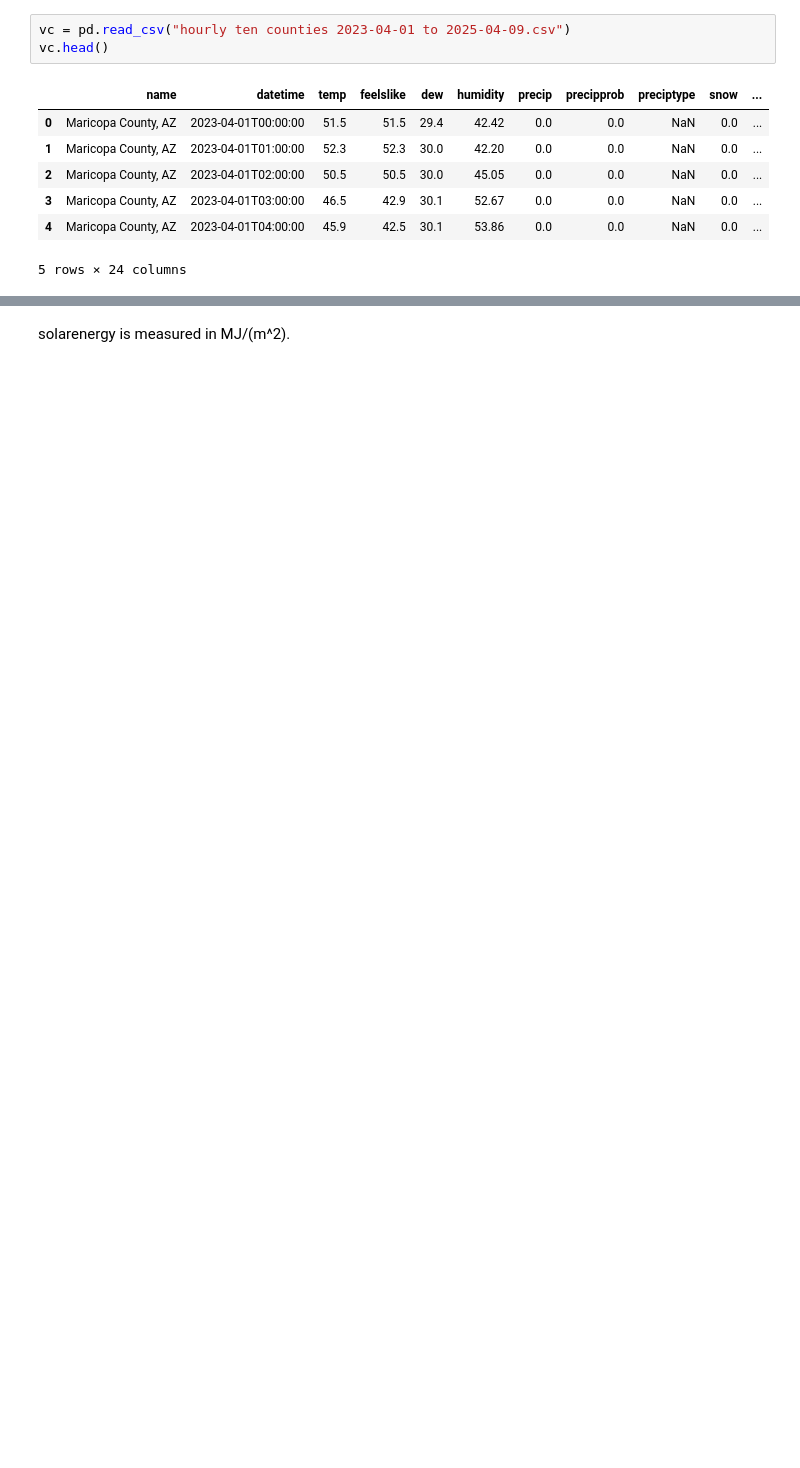
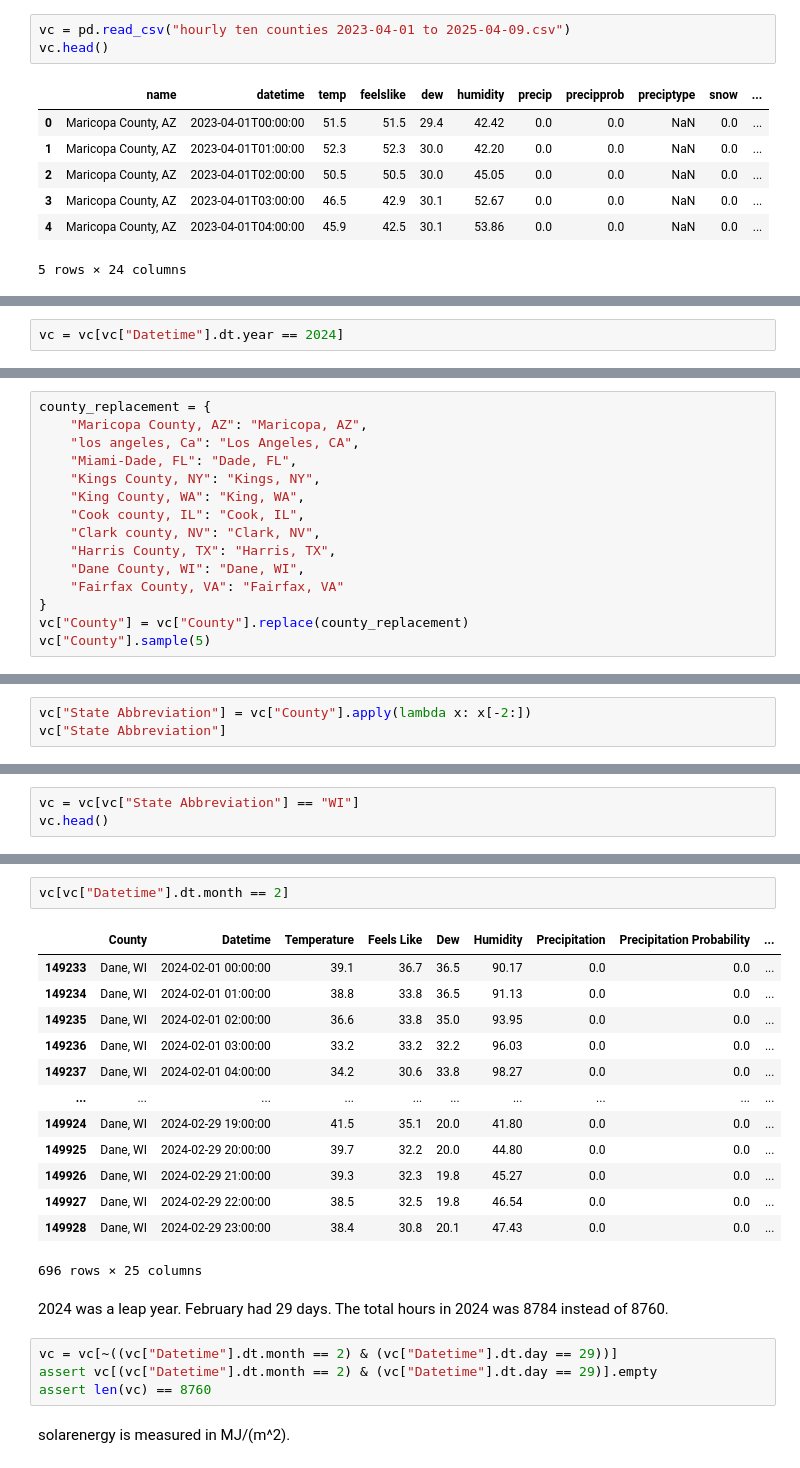
Before and after one commit to Urkchar/Solar-Weather, a Jupyter notebook: main.ipynb, the cells around one changed output, grey strips where cells are left out. Saved outputs shown, nothing was run; the diff lists cells and outputs as text; blank space fills up the shorter version.

```diff
--- a/main.ipynb
+++ b/main.ipynb
@@ -228,0 +188,2 @@ vc.head()
+# %%
+vc = vc[vc["Datetime"].dt.year == 2024]
@@ -228,0 +197,15 @@ vc.head()
+# %%
+county_replacement = {
+    "Maricopa County, AZ": "Maricopa, AZ",
+    "los angeles, Ca": "Los Angeles, CA",
+    "Miami-Dade, FL": "Dade, FL",
+    "Kings County, NY": "Kings, NY",
+    "King County, WA": "King, WA",
+    "Cook county, IL": "Cook, IL",
+    "Clark county, NV": "Clark, NV",
+    "Harris County, TX": "Harris, TX",
+    "Dane County, WI": "Dane, WI",
+    "Fairfax County, VA": "Fairfax, VA"
+}
+vc["County"] = vc["County"].replace(county_replacement)
+vc["County"].sample(5)
@@ -228,0 +219,3 @@ vc.head()
+# %%
+vc["State Abbreviation"] = vc["County"].apply(lambda x: x[-2:])
+vc["State Abbreviation"]
@@ -228,0 +235,3 @@ vc.head()
+# %%
+vc = vc[vc["State Abbreviation"] == "WI"]
+vc.head()
@@ -229,3 +297,25 @@ vc.head()
+# %%
+vc[vc["Datetime"].dt.month == 2]
+# %% [output]
+|  | County | Datetime | Temperature | Feels Like | Dew | Humidity | Precipitation | Precipitation Probability | ... |
+| 149233 | Dane, WI | 2024-02-01 00:00:00 | 39.1 | 36.7 | 36.5 | 90.17 | 0.0 | 0.0 | ... |
+| 149234 | Dane, WI | 2024-02-01 01:00:00 | 38.8 | 33.8 | 36.5 | 91.13 | 0.0 | 0.0 | ... |
+| 149235 | Dane, WI | 2024-02-01 02:00:00 | 36.6 | 33.8 | 35.0 | 93.95 | 0.0 | 0.0 | ... |
+| 149236 | Dane, WI | 2024-02-01 03:00:00 | 33.2 | 33.2 | 32.2 | 96.03 | 0.0 | 0.0 | ... |
+| 149237 | Dane, WI | 2024-02-01 04:00:00 | 34.2 | 30.6 | 33.8 | 98.27 | 0.0 | 0.0 | ... |
+| ... | ... | ... | ... | ... | ... | ... | ... | ... | ... |
+| 149924 | Dane, WI | 2024-02-29 19:00:00 | 41.5 | 35.1 | 20.0 | 41.80 | 0.0 | 0.0 | ... |
+| 149925 | Dane, WI | 2024-02-29 20:00:00 | 39.7 | 32.2 | 20.0 | 44.80 | 0.0 | 0.0 | ... |
+| 149926 | Dane, WI | 2024-02-29 21:00:00 | 39.3 | 32.3 | 19.8 | 45.27 | 0.0 | 0.0 | ... |
+| 149927 | Dane, WI | 2024-02-29 22:00:00 | 38.5 | 32.5 | 19.8 | 46.54 | 0.0 | 0.0 | ... |
+| 149928 | Dane, WI | 2024-02-29 23:00:00 | 38.4 | 30.8 | 20.1 | 47.43 | 0.0 | 0.0 | ... |
+696 rows × 25 columns
+# %% [markdown]
+2024 was a leap year. February had 29 days. The total hours in 2024 was 8784 instead of 8760.
+# %%
+vc = vc[~((vc["Datetime"].dt.month == 2) & (vc["Datetime"].dt.day == 29))]
+assert vc[(vc["Datetime"].dt.month == 2) & (vc["Datetime"].dt.day == 29)].empty
+assert len(vc) == 8760
 # %% [markdown]
 solarenergy is measured in MJ/(m^2).
 # %%
```
Also changed, not shown: parts of 46 cells of this notebook.
